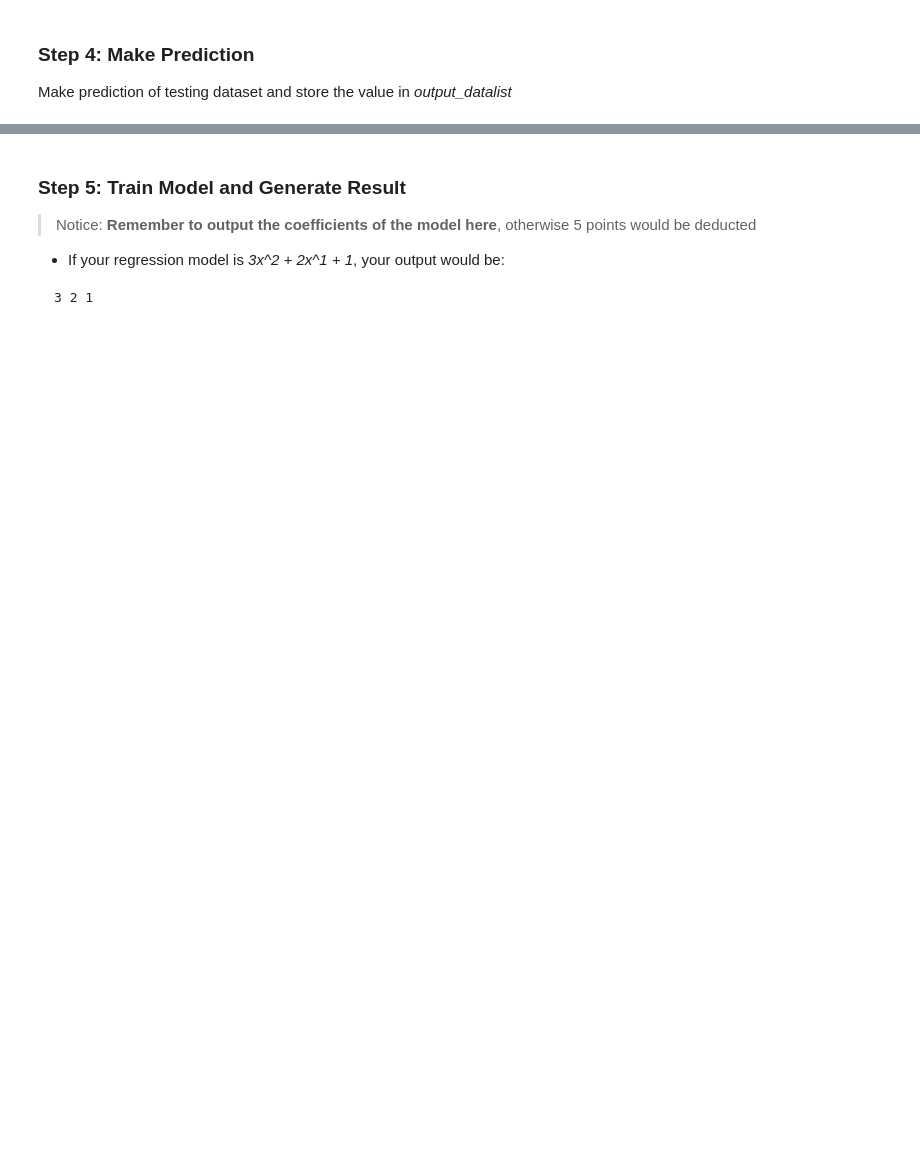
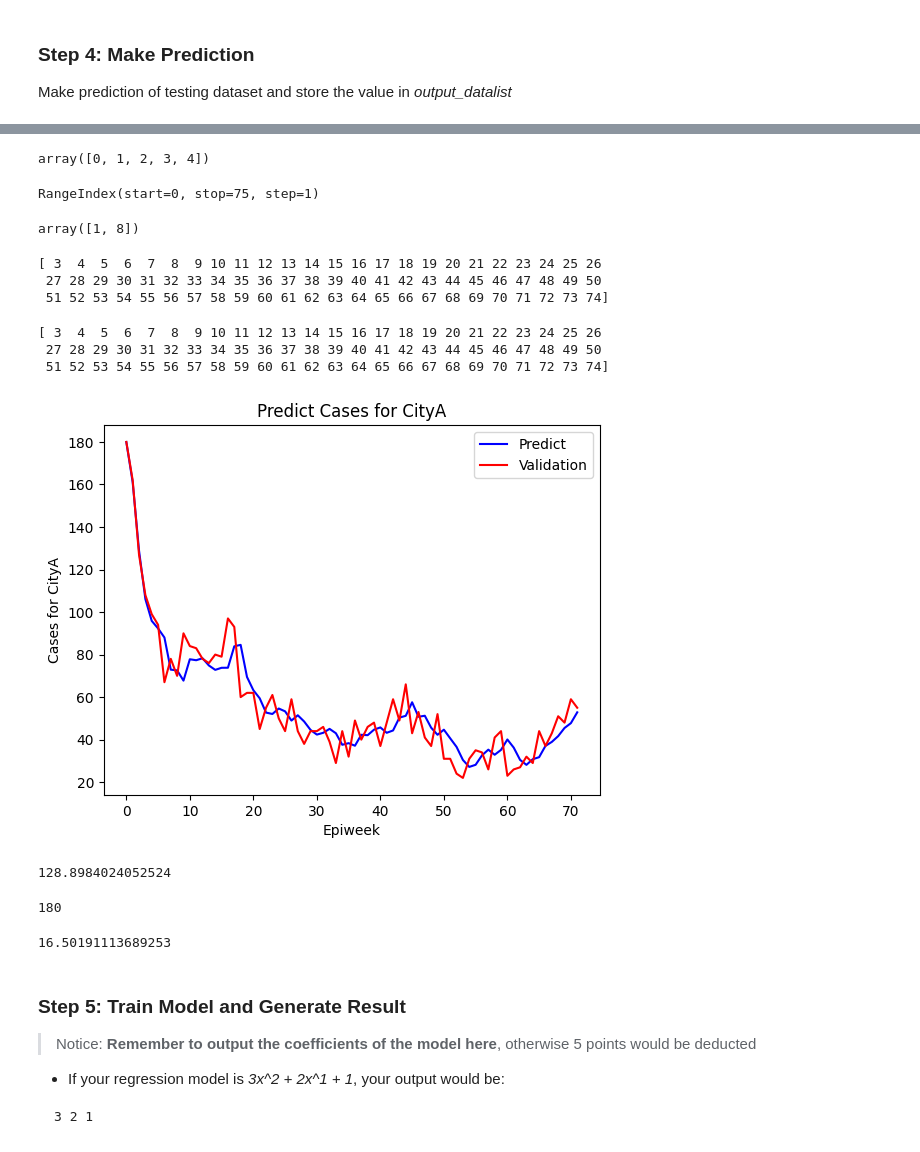
Before and after one commit to kk-leeru/ML-Hw1, a Jupyter notebook: hw1_template.ipynb, the cells around one changed output, grey strips where cells are left out. Drawn from its saved outputs; the diff is of its cells as text; code cells hidden in the pictures; blank space fills up the shorter version.

```diff
--- a/hw1_template.ipynb
+++ b/hw1_template.ipynb
@@ -213,6 +226,8 @@ def Regression():
 # %% [markdown]
 ### Step 4: Make Prediction
 Make prediction of testing dataset and store the value in *output_datalist*
+# %%
+y_predict = np.dot(L,C)
 # %%
 def MakePrediction():
   return 0
@@ -218,0 +277,51 @@ def MakePrediction():
+# %%
+np.arange(5)
+# %% [output]
+array([0, 1, 2, 3, 4])
+# %%
+print(training_datalist.index)
+type(y_predict)
+np.array([1,8])
+# %% [output]
+RangeIndex(start=0, stop=75, step=1)
+array([1, 8])
+# %%
+len(y_predict)
+x2 = np.arange(Pday_num, Pday_num+len(y_predict))
+
+print(x2)
+# %% [output]
+[ 3  4  5  6  7  8  9 10 11 12 13 14 15 16 17 18 19 20 21 22 23 24 25 26
+ 27 28 29 30 31 32 33 34 35 36 37 38 39 40 41 42 43 44 45 46 47 48 49 50
+ 51 52 53 54 55 56 57 58 59 60 61 62 63 64 65 66 67 68 69 70 71 72 73 74]
+# %%
+#Validation Set
+
+x1 = np.arange(len(y_predict))
+
+print(x2)
+y1 = y_predict
+# y2 = training_datalist.iloc[3:75, 4]
+y2 = training_datalist.iloc[Pday_num:len(training_datalist), 4]
+
+plt.plot(x1,y1,'-', color='blue', label='Predict')
+plt.plot(x1,y2,'-', color='red', label='Validation')
+
+plt.title('Predict Cases for CityA')
+plt.xlabel('Epiweek')
+plt.ylabel('Cases for CityA')
+plt.legend(loc='upper right')
+plt.show()
+# %% [output]
+[ 3  4  5  6  7  8  9 10 11 12 13 14 15 16 17 18 19 20 21 22 23 24 25 26
+ 27 28 29 30 31 32 33 34 35 36 37 38 39 40 41 42 43 44 45 46 47 48 49 50
+ 51 52 53 54 55 56 57 58 59 60 61 62 63 64 65 66 67 68 69 70 71 72 73 74]
+[figure, added]
+# %%
+y_predict[2]
+# %% [output]
+128.8984024052524
+# %%
+training_datalist.iloc[3, 4]
+# %% [output]
+180
@@ -219,3 +343,7 @@ def MakePrediction():
+# %%
+Calculate(training_datalist, y_predict, 4)
+# %% [output]
+16.50191113689253
 # %% [markdown]
 ### Step 5: Train Model and Generate Result
 
```
Also changed, not shown: parts of 15 cells of this notebook.
